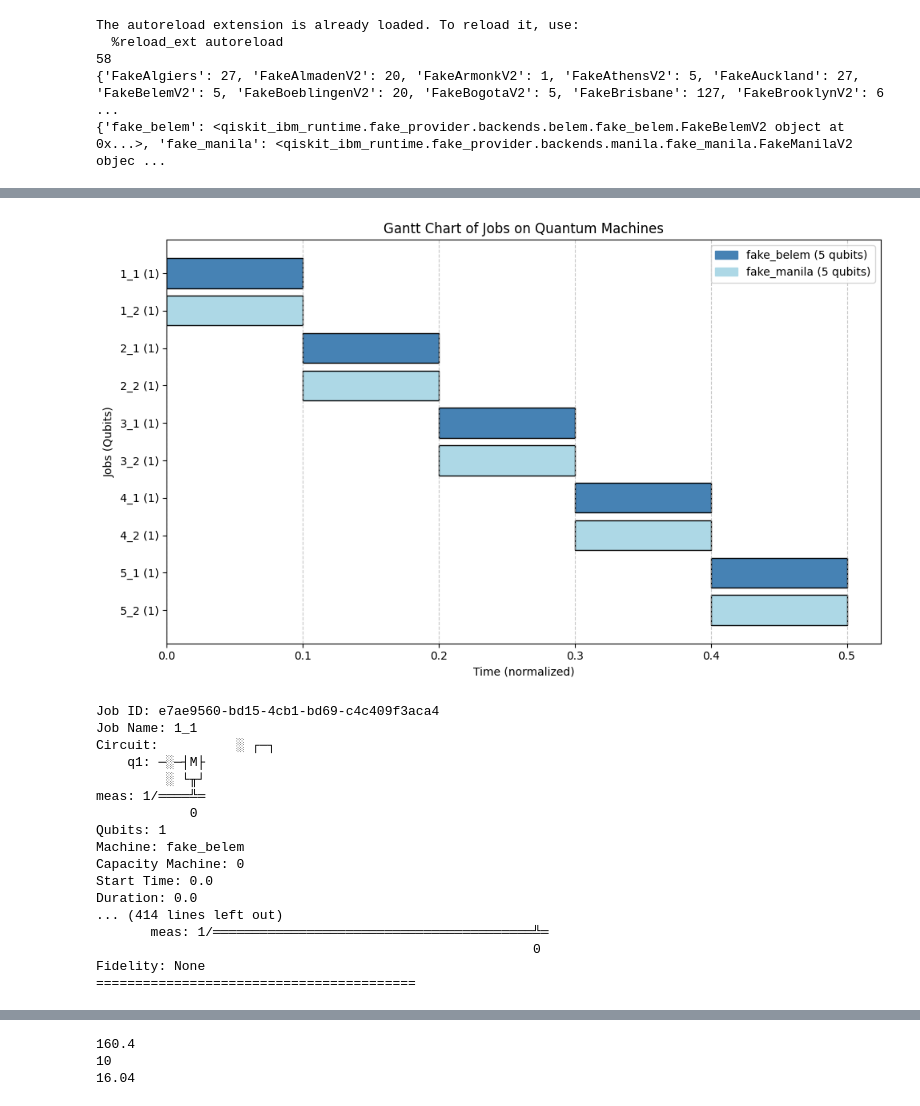
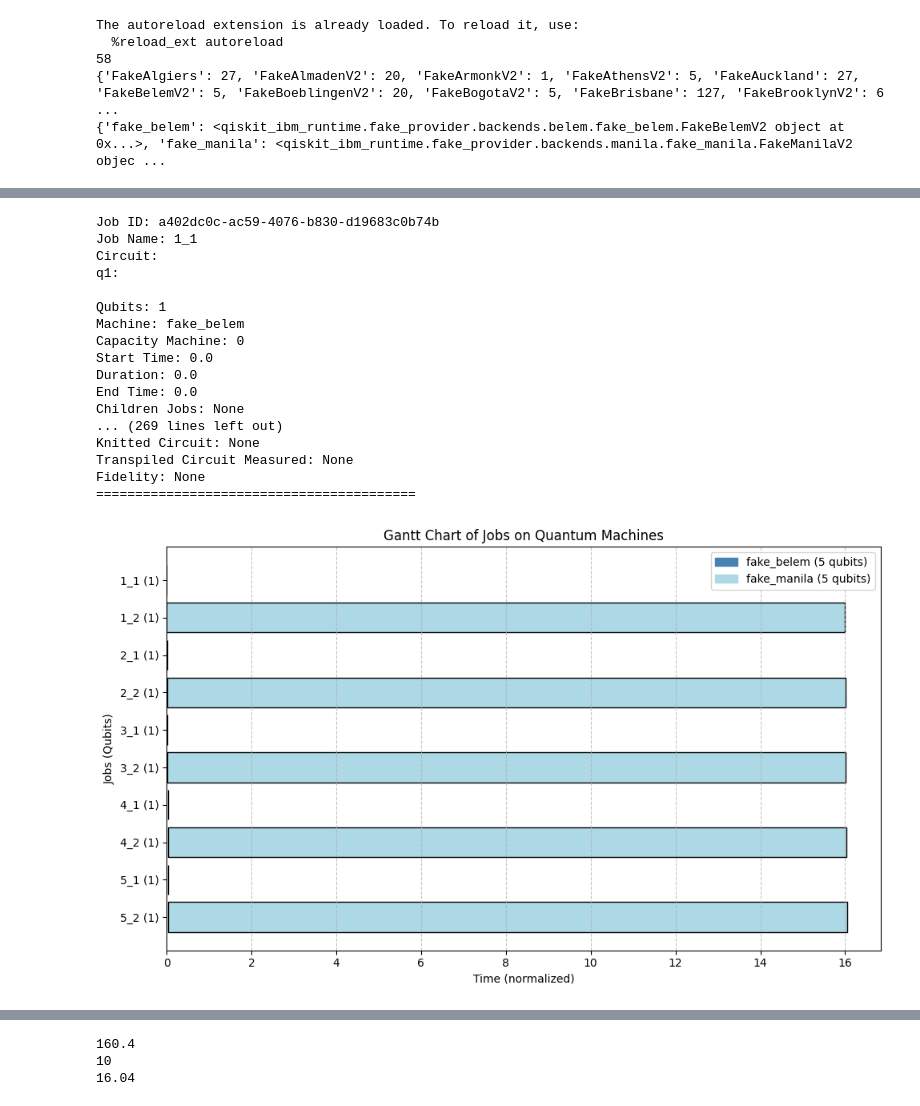
Before and after one commit to MagePro310/Quantum_Simulation_Scheduling_ver1, a Jupyter notebook: test_algorithm_NoTaDS.ipynb, the cells around one changed output, grey strips where cells are left out. Cells and saved outputs as stored; diff of their text form; code cells hidden in the pictures.

```diff
--- a/test_algorithm_NoTaDS.ipynb
+++ b/test_algorithm_NoTaDS.ipynb
@@ -324,12 +326,3 @@ with open('component/d_scheduling/scheduleResult/ilp/NoTaDS/schedule.json', 'w')
-# %%
-# Visualize data and update to dict
-from component.d_scheduling.analyze import analyze_cal
-from component.d_scheduling.datawork.visualize import visualize_data
-from component.d_scheduling.datawork.updateToDict import update_scheduler_jobs
-data = analyze_cal.load_job_data("component/d_scheduling/scheduleResult/ilp/NoTaDS/schedule.json")
-visualize_data(data)
-# %% [output]
-[figure, removed]
 # %%
 from qiskit import QuantumCircuit, transpile
 # Transpile circuits for all scheduled jobs
@@ -337,30 +330,30 @@ for job_id, job in scheduler_job.items():
     backend = machines.get(job.machine)
     if backend:
         # Perform transpilation
-        job.circuit.data = [hasChange for hasChange in job.circuit.data if hasChange.operation.name != "qpd_1q"]
+        # job.circuit.data = [hasChange for hasChange in job.circuit.data if hasChange.operation.name != "qpd_1q"]
         job.transpiled_circuit = transpile(job.circuit, backend, scheduling_method='alap', layout_method='trivial')
-        job.circuit.measure_all()
-        job.transpiled_circuit_measured = transpile(job.circuit, backend, scheduling_method='alap', layout_method='trivial')
+        # job.circuit.measure_all()
+        # job.transpiled_circuit_measured = transpile(job.circuit, backend, scheduling_method='alap', layout_method='trivial')
     else:
         print(f"No backend found for machine {job.machine}. Skipping job {job_id}.")
 
     job.print()
 # %% [output]
-Job ID: e7ae9560-bd15-4cb1-bd69-c4c409f3aca4
+Job ID: a402dc0c-ac59-4076-b830-d19683c0b74b
 Job Name: 1_1
-Circuit:          ░ ┌─┐
-    q1: ─░─┤M├
-         ░ └╥┘
-meas: 1/════╩═
-            0
+Circuit:
+q1:
+
 Qubits: 1
 Machine: fake_belem
 Capacity Machine: 0
 Start Time: 0.0
 Duration: 0.0
-... (414 lines left out)
-       meas: 1/═════════════════════════════════════════╩═
-                                                        0
+End Time: 0.0
+Children Jobs: None
+... (269 lines left out)
+Knitted Circuit: None
+Transpiled Circuit Measured: None
 Fidelity: None
 =========================================
 # %%
@@ -386,30 +379,33 @@ def simulate_scheduling(jobs):
 
         # Check for parallel execution
         while True:
             # Filter out completed jobs
             active_jobs = [j for j in current_schedule if j['end'] > start_time]
 
             # Calculate total qubits in use
             total_qubits_in_use = sum(j['qubits'] for j in active_jobs)
             if total_qubits_in_use + job['qubits'] <= job['capacity']:
                 # Enough resources are available
                 break
             # Increment start_time to the earliest end time of active jobs
             start_time = min(j['end'] for j in active_jobs)
 
         # Update job start, end times, and duration
         job['start'] = start_time
         job['end'] = start_time + unique_duration
         job['duration'] = unique_duration
 
         # Add job to the machine's schedule
         current_schedule.append(job)
 
     return jobs
 
 # Run the simulation
 updated_jobs = simulate_scheduling(jobs)
 
 # Print the updated schedule
 # for job in updated_jobs:
 #     print(job)
+visualize_data(updated_jobs)
+# %% [output]
+[figure, added]
```
Also changed, not shown: parts of 13 cells of this notebook, 1 other file.
